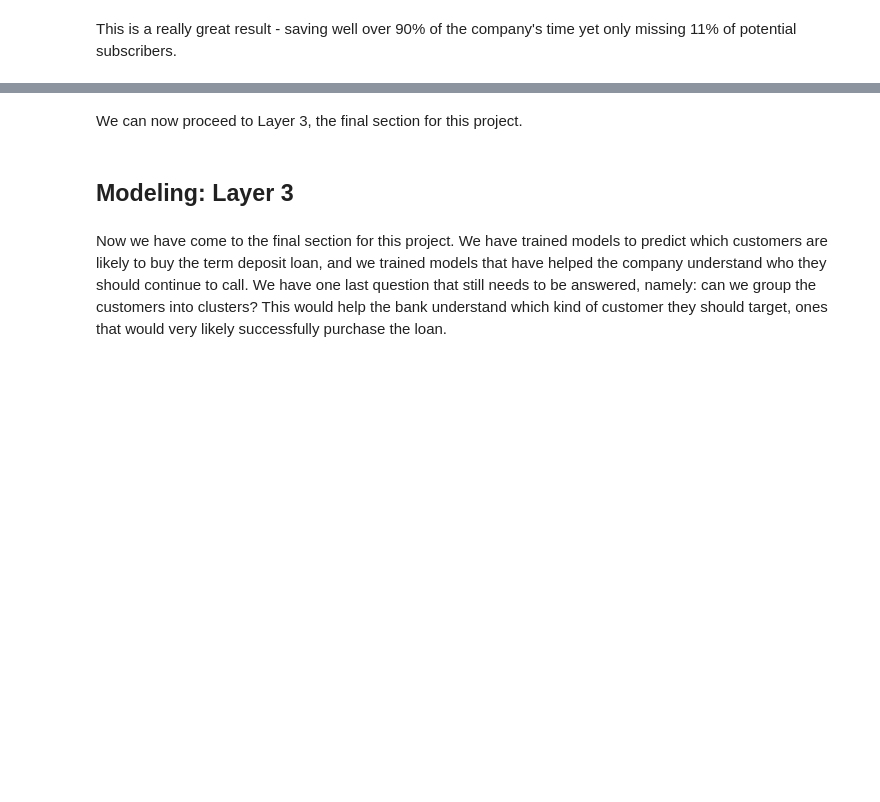
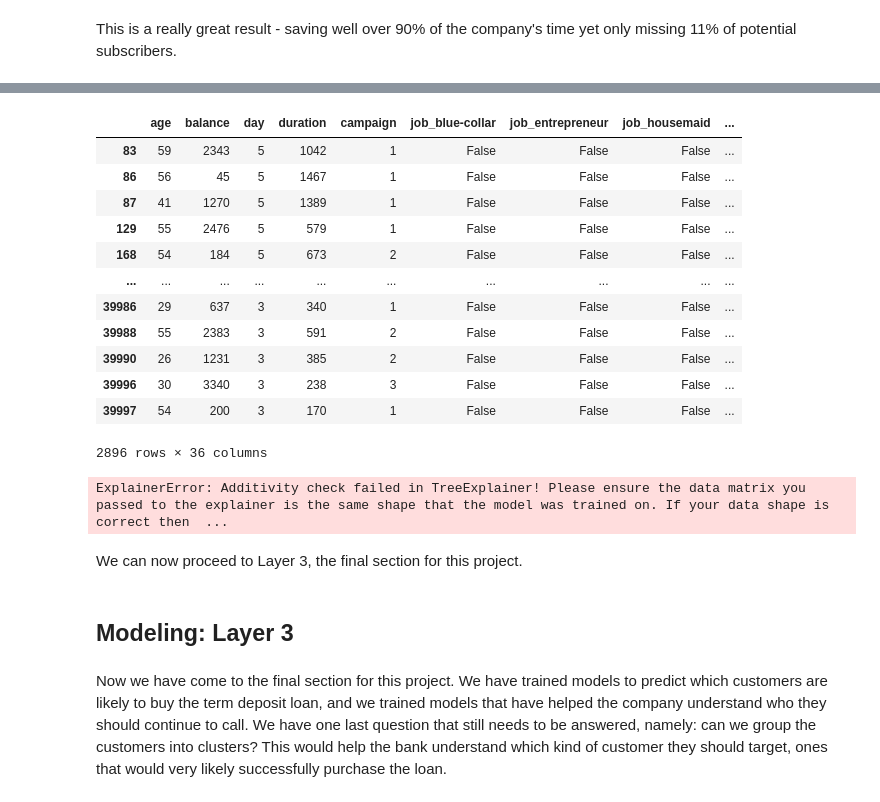
Before and after one commit to sralter/term_deposit_marketing, a Jupyter notebook: project2_modeling.ipynb, the cells around one changed output, grey strips where cells are left out. Cells and saved outputs as stored; diff of their text form; code cells hidden in the pictures; blank space fills up the shorter version.

```diff
--- a/project2_modeling.ipynb
+++ b/project2_modeling.ipynb
@@ -2711,3 +2860,26 @@ This is a really great result - saving well over 90% of the company's time yet o
+# %%
+X_encoded
+# %% [output]
+|  | age | balance | day | duration | campaign | job_blue-collar | job_entrepreneur | job_housemaid | ... |
+| 83 | 59 | 2343 | 5 | 1042 | 1 | False | False | False | ... |
+| 86 | 56 | 45 | 5 | 1467 | 1 | False | False | False | ... |
+| 87 | 41 | 1270 | 5 | 1389 | 1 | False | False | False | ... |
+| 129 | 55 | 2476 | 5 | 579 | 1 | False | False | False | ... |
+| 168 | 54 | 184 | 5 | 673 | 2 | False | False | False | ... |
+| ... | ... | ... | ... | ... | ... | ... | ... | ... | ... |
+| 39986 | 29 | 637 | 3 | 340 | 1 | False | False | False | ... |
+| 39988 | 55 | 2383 | 3 | 591 | 2 | False | False | False | ... |
+| 39990 | 26 | 1231 | 3 | 385 | 2 | False | False | False | ... |
+| 39996 | 30 | 3340 | 3 | 238 | 3 | False | False | False | ... |
+| 39997 | 54 | 200 | 3 | 170 | 1 | False | False | False | ... |
+2896 rows × 36 columns
+# %%
+X_pos=X
+shap_values_pos=explainer.shap_values(X_pos)
+shap_values_mean=np.abs(shap_values_pos).mean()
+shap.summary_plot(shap_values=shap_values_mean,features=X_pos,feature_names=feature_names)
+# %% [output]
+ExplainerError: Additivity check failed in TreeExplainer! Please ensure the data matrix you passed to the explainer is the same shape that the model was trained on. If your data shape is correct then  ...
 # %% [markdown]
 We can now proceed to Layer 3, the final section for this project.
 # %% [markdown]
```
Also changed, not shown: parts of 27 cells of this notebook, 1 other file.
